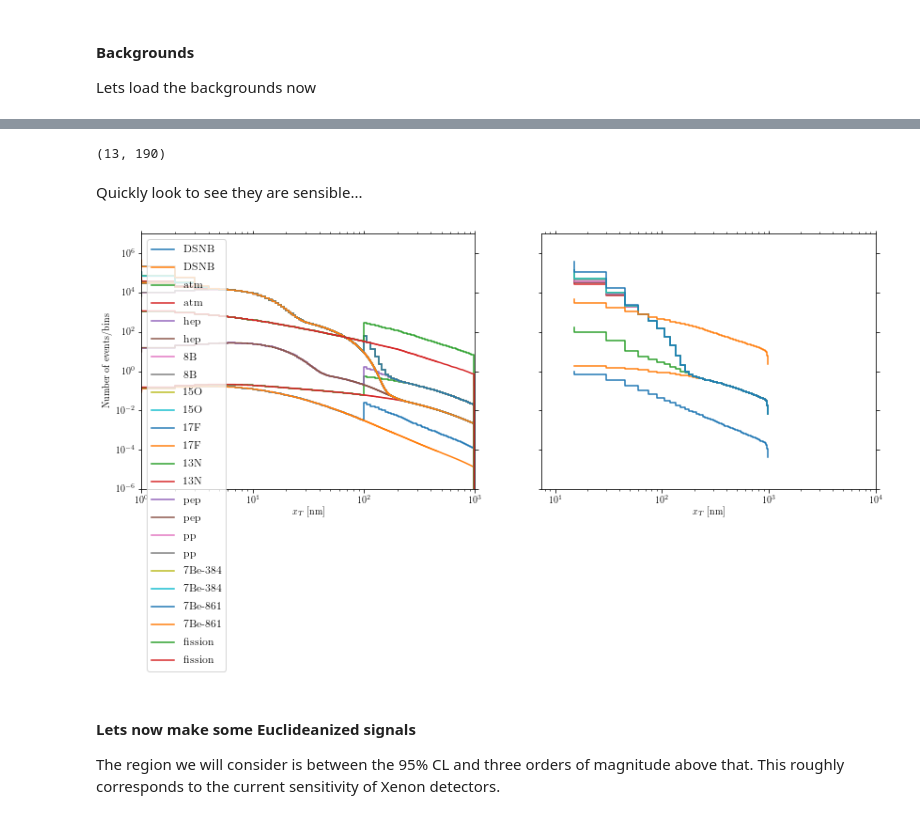
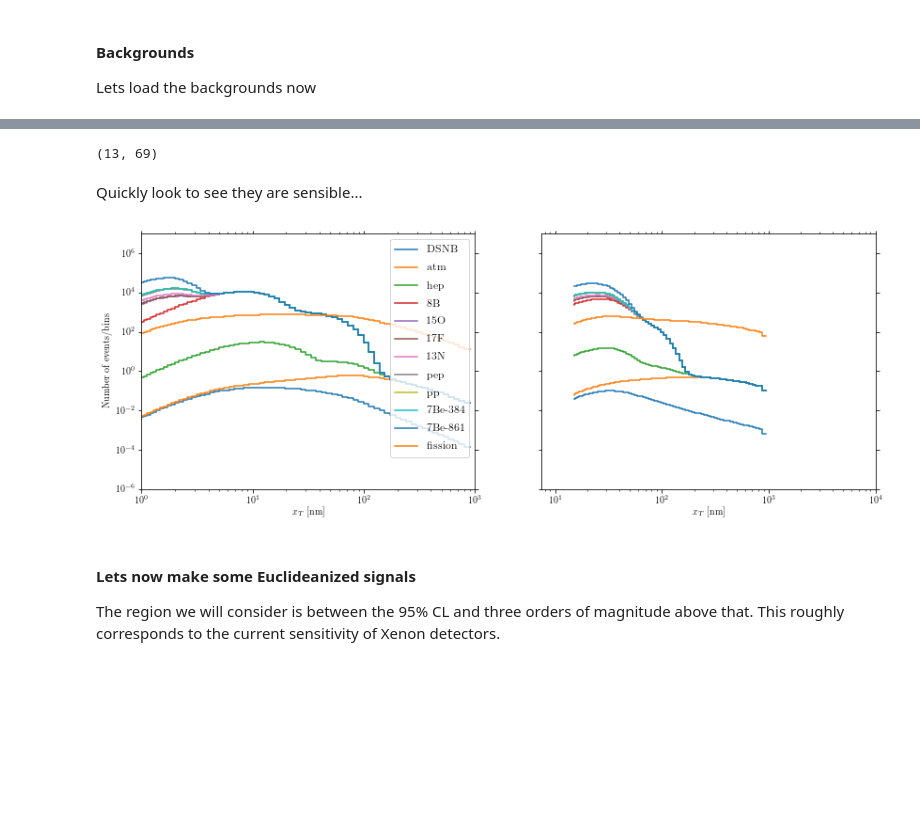
Before and after one commit to tedwards2412/paleo_detectors, a Jupyter notebook: Notebooks/Mass_Reconstruction.ipynb, the cells around one changed output, grey strips where cells are left out. Drawn from its saved outputs; the diff is of its cells as text; code cells hidden in the pictures; blank space fills up the shorter version.

```diff
--- a/Notebooks/Mass_Reconstruction.ipynb
+++ b/Notebooks/Mass_Reconstruction.ipynb
@@ -35,9 +35,9 @@ Sinj = Mineral("Sinjarite")
 
 Lets load the backgrounds now
 # %%
-xb = paleopy.calcBins_1nm()
-N_BG_1nm_test = paleopy.GetBackground(Sinj, 1.0)
-N_BG_1nm = paleopy.GetBackground(Sinj, sigma=1.0, x_bins=xb)
+# xb = paleopy.calcBins_1nm()
+# N_BG_1nm_test = paleopy.GetBackground(Sinj, 1.0)
+N_BG_1nm = paleopy.GetBackground(Sinj, sigma=1.0)
 N_BG_15nm = paleopy.GetBackground(Sinj, 15.0)
 # %% [output]
  DMutils.py: Loading neutrino flux for the first time...
@@ -62,7 +64,7 @@ Loading neutrino fluxes for...
 # %%
 print(np.shape(N_BG_1nm))
 # %% [output]
-(13, 190)
+(13, 69)
 # %% [markdown]
 Quickly look to see they are sensible...
 # %%
@@ -76,37 +78,37 @@ ax1.set_xscale("log")
 ax1.set_yscale("log")
 
 for i,bkg in enumerate(bkg_list):
-    ax1.step(xb[:-1] + np.diff(xb)/2, N_BG_1nm[i], label=bkg)
-    ax1.step(paleopy.calcBins(1.0)[:-1] + 1./2, N_BG_1nm_test[i], label=bkg)
+#     ax1.step(xb[:-1] + np.diff(xb)/2, N_BG_1nm[i], label=bkg)
+    ax1.step(paleopy.calcBins(1.0)[:-1] + 1./2, N_BG_1nm[i], label=bkg)
 
 ax1.legend(fontsize=12)
 ax1.set_ylim(1e-6, 1e7)
 ax1.set_xlim(1, 1000)
 
 ax1.set_ylabel(r"Number of events/bins")
 ax1.set_xlabel(r"$x_T$ [nm]")
 
 #------------------
 
 ax2.set_xscale("log")
 ax2.set_yscale("log")
 
 for i,bkg in enumerate(bkg_list):
     ax2.step(paleopy.calcBins(15.0)[:-1] + 15.0/2, N_BG_15nm[i], label=bkg)
 
 ax2.set_ylim(1e-6, 1e7)
 ax2.set_xlim(7.5, 10000)
 
 ax2.set_xlabel(r"$x_T$ [nm]")
 
 #ax2.legend()
 #ax2.legend(fontsize=12)
 
 #f.subplots_adjust(hspace=0.001)
 
 plt.show()
 # %% [output]
-[figure, old version]
+[figure, new version]
 # %% [markdown]
 #### Lets now make some Euclideanized signals
 
```
Also changed, not shown: parts of 15 cells of this notebook, 27 other files.
